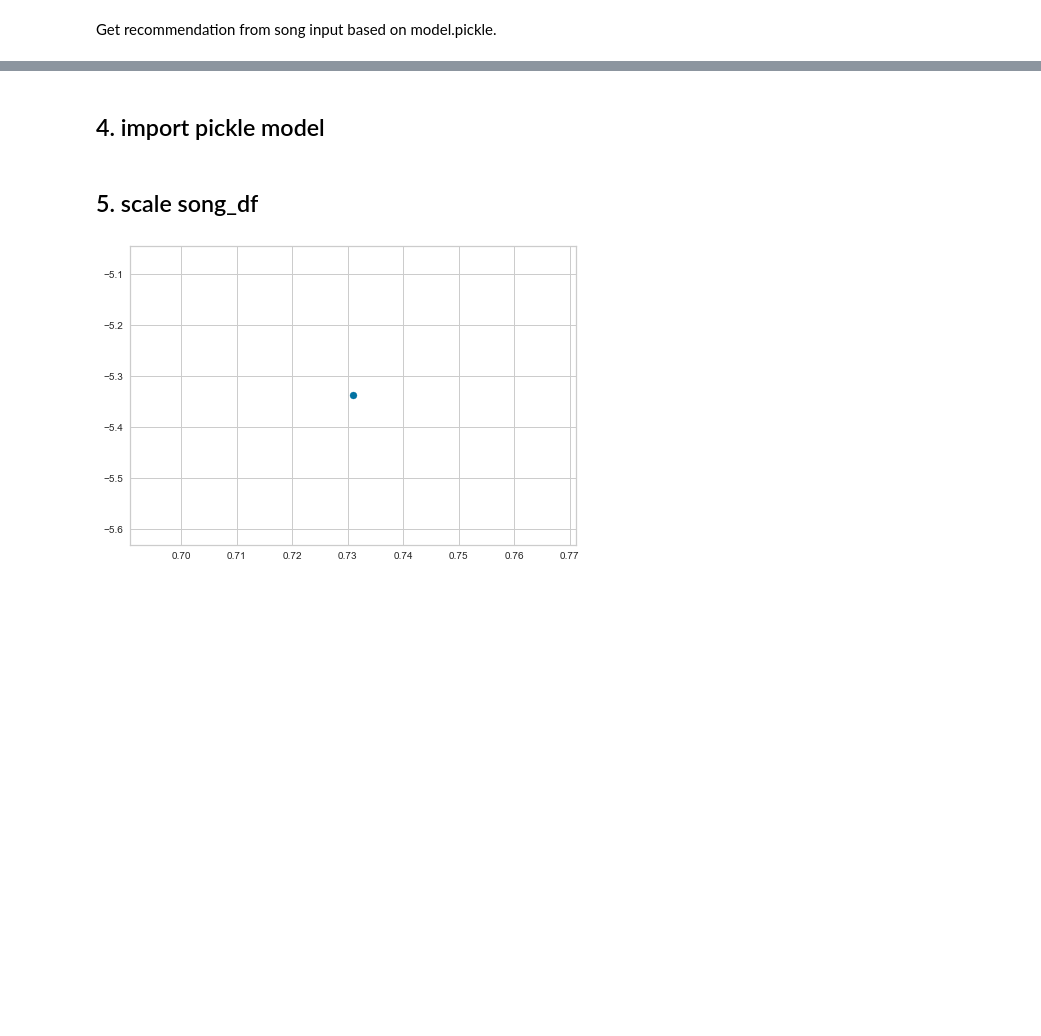
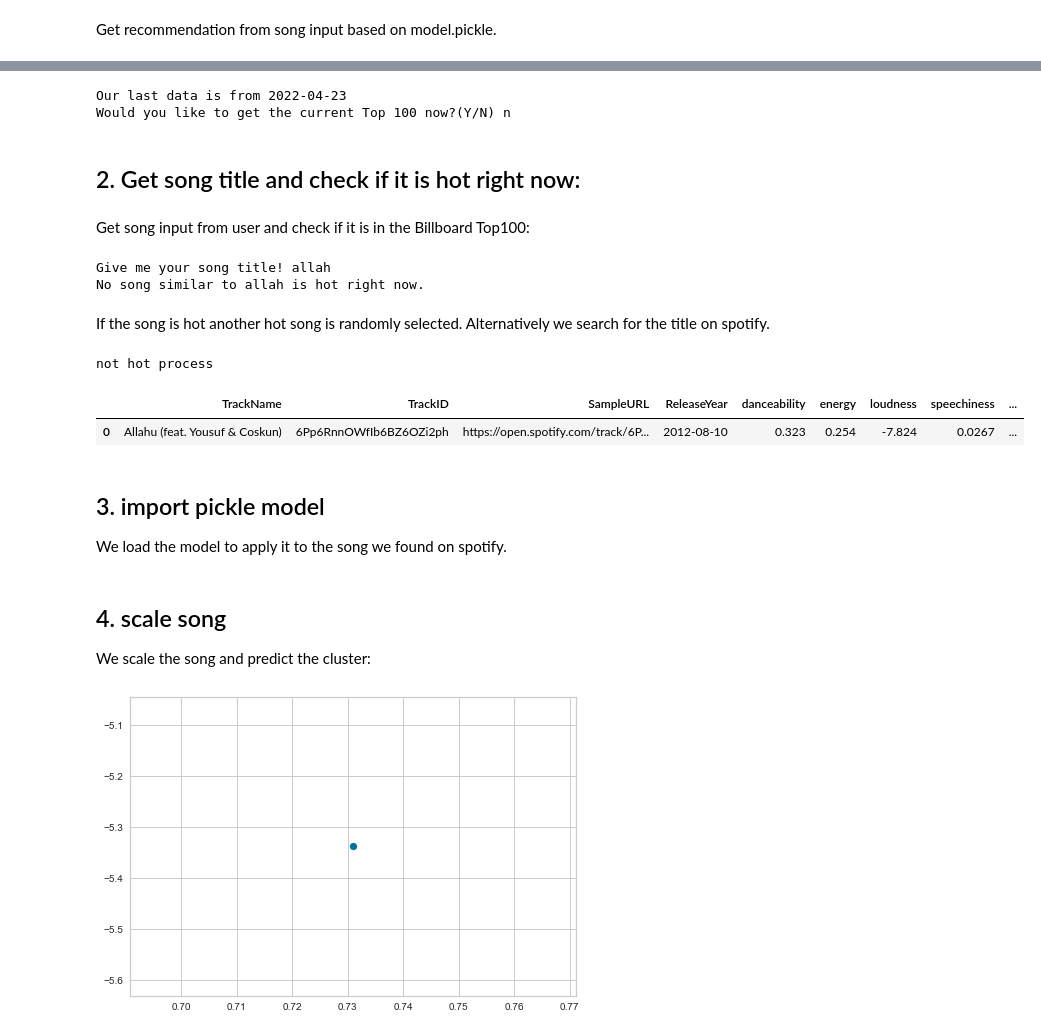
Before and after one commit to CrisQueCris/TechnoSteckno, a Jupyter notebook: songrecommender.ipynb, the cells around one changed output, grey strips where cells are left out. Saved outputs shown, nothing was run; the diff lists cells and outputs as text; code cells hidden in the pictures; blank space fills up the shorter version.

```diff
--- a/songrecommender.ipynb
+++ b/songrecommender.ipynb
@@ -23,5 +21,30 @@ The artist of your song: alcoholic
+# %%
+time_to_scrape()
+# %% [output]
+Our last data is from 2022-04-23
+Would you like to get the current Top 100 now?(Y/N) n
+# %% [markdown]
+## 2. Get song title and check if it is hot right now:
+# %% [markdown]
+Get song input from user and check if it is in the Billboard Top100:
+# %%
+result, user_input =  check_if_hot()
+# %% [output]
+Give me your song title! allah
+No song similar to allah is hot right now.
+# %% [markdown]
+If the song is hot another hot song is randomly selected. Alternatively we search for the title on spotify.
+# %%
+song_df = show_if_hot(result, user_input['title'])
+song_df
+# %% [output]
+not hot process
+|  | TrackName | TrackID | SampleURL | ReleaseYear | danceability | energy | loudness | speechiness | ... |
+| 0 | Allahu (feat. Yousuf & Coskun) | 6Pp6RnnOWfIb6BZ6OZi2ph | https://open.spotify.com/track/6P... | 2012-08-10 | 0.323 | 0.254 | -7.824 | 0.0267 | ... |
 # %% [markdown]
-## 4. import pickle model
+## 3. import pickle model
+
+We load the model to apply it to the song we found on spotify.
 # %%
 scaler = load_pkl(filename='model/scalerKmeans.pickle')
 kmeans = load_pkl(filename = 'model/modelKmeans.pickle')
@@ -29,7 +52,9 @@ X = load_pkl(filename=  'model/X.pickle')
 X_scaled_df = load_pkl(filename ='model/X_scaled_df')
 sp_library = load_pkl(filename ='model/sp_library.pickle')
 # %% [markdown]
-## 5. scale song_df
+## 4. scale song
+
+We scale the song and predict the cluster:
 # %%
 song_df['Year'] = pd.to_datetime(song_df['ReleaseYear'], format='%Y-%m-%d')
 song_df['Year'] = pd.DatetimeIndex(song_df['Year']).year
```
Also changed, not shown: parts of 24 cells of this notebook, 9 other files.
